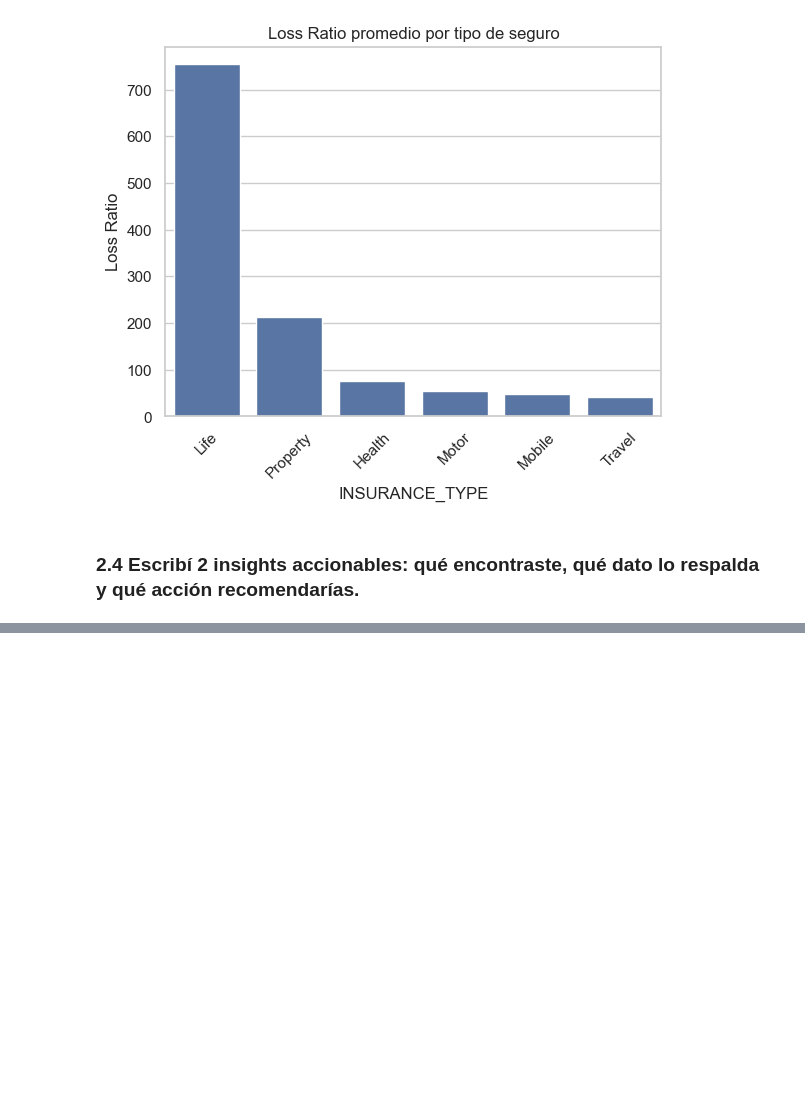
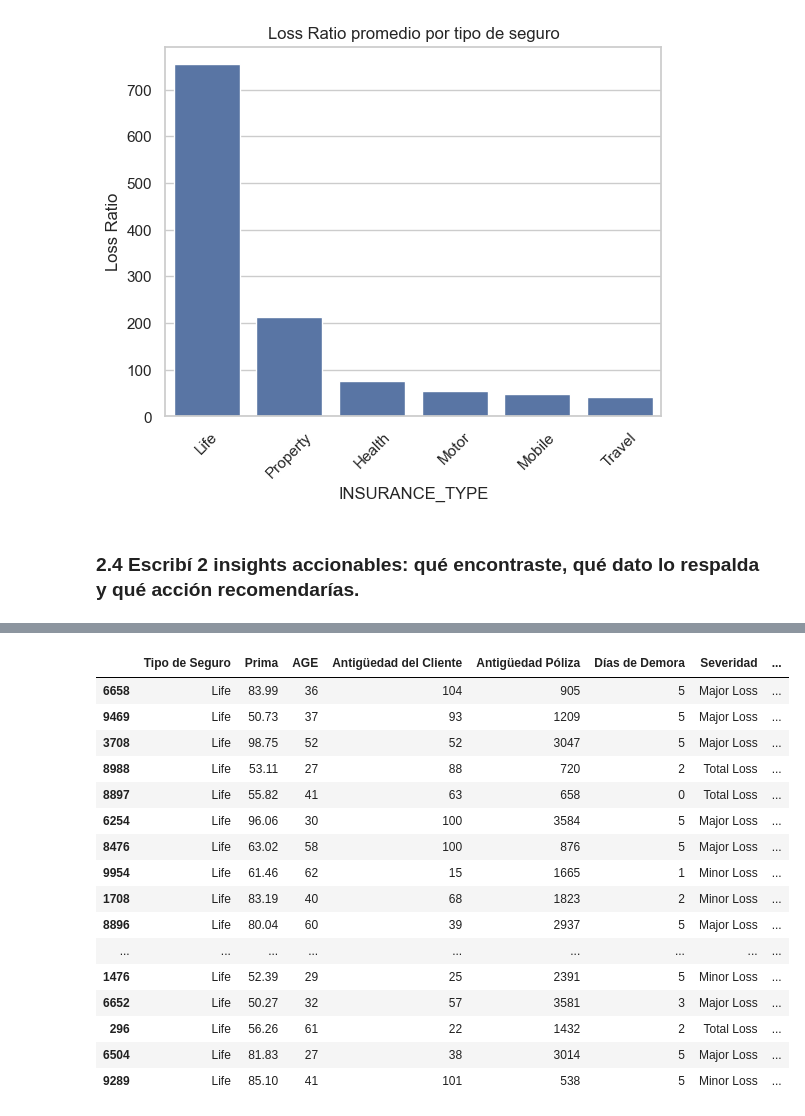
Before and after one commit to yaninaiberra/tekne_challenge, a Jupyter notebook: Tekne_challengue_Data_AI.ipynb, the cells around one changed output, grey strips where cells are left out. Drawn from its saved outputs; the diff is of its cells as text; code cells hidden in the pictures; blank space fills up the shorter version.

```diff
--- a/Tekne_challengue_Data_AI.ipynb
+++ b/Tekne_challengue_Data_AI.ipynb
@@ -1708,0 +2586,16 @@ plt.show()
+# %%
+# Elegir el threshold
+best_threshold = 0.35
+
+# Aplicarlo a las predicciones
+y_pred_best_thr = (y_proba_best >= best_threshold).astype(int)
+
+# Evaluar con el nuevo threshold
+print("Threshold:", best_threshold)
+print(classification_report(y_test, y_pred_best_thr))
+print(confusion_matrix(y_test, y_pred_best_thr))
+
+# Ver métricas clave
+print("Precision (clase 1):", precision_score(y_test, y_pred_best_thr))
+print("Recall (clase 1):", recall_score(y_test, y_pred_best_thr))
+print("F1 (clase 1):", f1_score(y_test, y_pred_best_thr))
@@ -1708,0 +2650,56 @@ plt.show()
+# %%
+cols_show = [
+    "INSURANCE_TYPE",
+    "PREMIUM_AMOUNT",
+    "AGE",
+    "TENURE",
+    "POLICY_AGE_DAYS",
+    "REPORT_DELAY_DAYS",
+    "INCIDENT_SEVERITY",
+    "risk_score",
+    "is_high_risk"
+]
+
+df_result = X_test.copy()
+df_result["risk_score"] = y_proba_best
+df_result["is_high_risk"] = y_pred_best_thr
+
+df_result[cols_show]\
+    .sort_values("risk_score", ascending=False)\
+    .head(15)
+
+
+df_result_clean = df_result[cols_show].copy()
+
+df_result_clean = df_result_clean.rename(columns={
+    "INSURANCE_TYPE": "Tipo de Seguro",
+    "PREMIUM_AMOUNT": "Prima",
+    "POLICY_AGE_DAYS": "Antigüedad Póliza",
+    "REPORT_DELAY_DAYS": "Días de Demora",
+    "INCIDENT_SEVERITY": "Severidad",
+    "risk_score": "Score de Riesgo",
+    "is_high_risk": "Alto Riesgo",
+    "TENURE": "Antigüedad del Cliente"
+})
+
+df_result_clean\
+    .sort_values("Score de Riesgo", ascending=False)\
+    .head(20)
+# %% [output]
+|  | Tipo de Seguro | Prima | AGE | Antigüedad del Cliente | Antigüedad Póliza | Días de Demora | Severidad | ... |
+| 6658 | Life | 83.99 | 36 | 104 | 905 | 5 | Major Loss | ... |
+| 9469 | Life | 50.73 | 37 | 93 | 1209 | 5 | Major Loss | ... |
+| 3708 | Life | 98.75 | 52 | 52 | 3047 | 5 | Major Loss | ... |
+| 8988 | Life | 53.11 | 27 | 88 | 720 | 2 | Total Loss | ... |
+| 8897 | Life | 55.82 | 41 | 63 | 658 | 0 | Total Loss | ... |
+| 6254 | Life | 96.06 | 30 | 100 | 3584 | 5 | Major Loss | ... |
+| 8476 | Life | 63.02 | 58 | 100 | 876 | 5 | Major Loss | ... |
+| 9954 | Life | 61.46 | 62 | 15 | 1665 | 1 | Minor Loss | ... |
+| 1708 | Life | 83.19 | 40 | 68 | 1823 | 2 | Minor Loss | ... |
+| 8896 | Life | 80.04 | 60 | 39 | 2937 | 5 | Major Loss | ... |
+| ... | ... | ... | ... | ... | ... | ... | ... | ... |
+| 1476 | Life | 52.39 | 29 | 25 | 2391 | 5 | Minor Loss | ... |
+| 6652 | Life | 50.27 | 32 | 57 | 3581 | 3 | Major Loss | ... |
+| 296 | Life | 56.26 | 61 | 22 | 1432 | 2 | Total Loss | ... |
+| 6504 | Life | 81.83 | 27 | 38 | 3014 | 5 | Major Loss | ... |
+| 9289 | Life | 85.10 | 41 | 101 | 538 | 5 | Minor Loss | ... |
```
Also changed, not shown: parts of 35 cells of this notebook.
